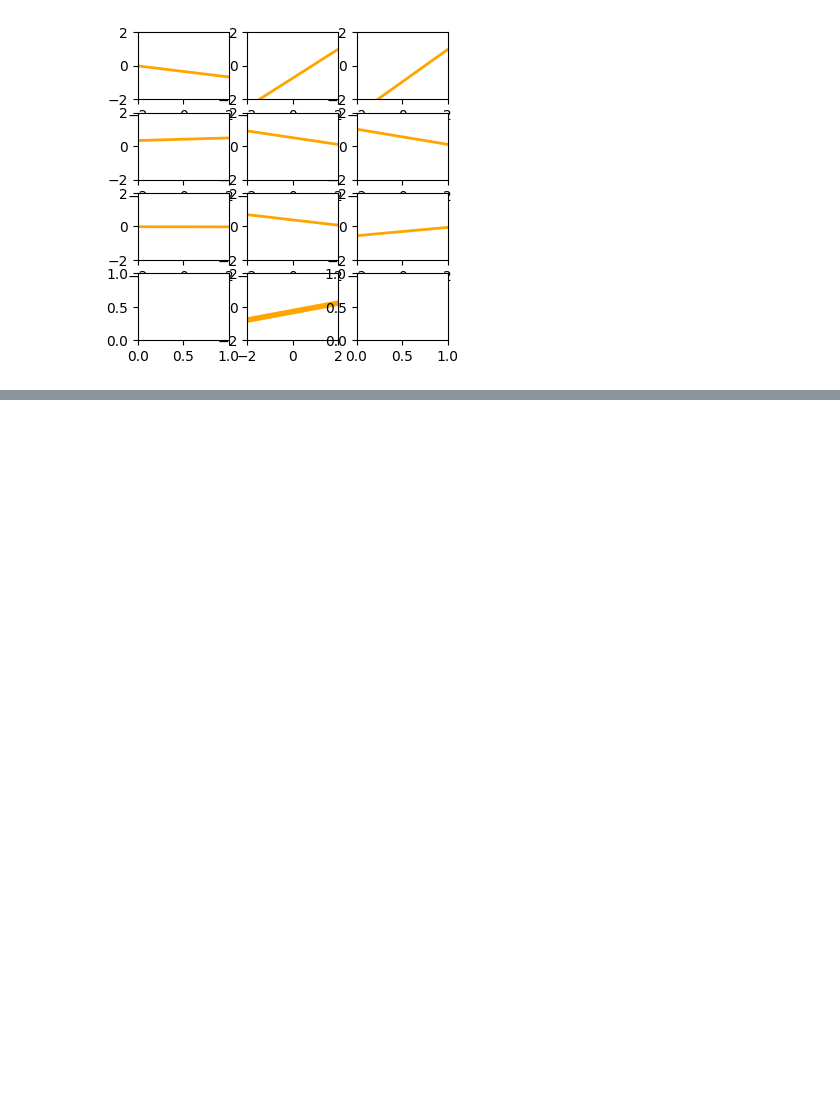
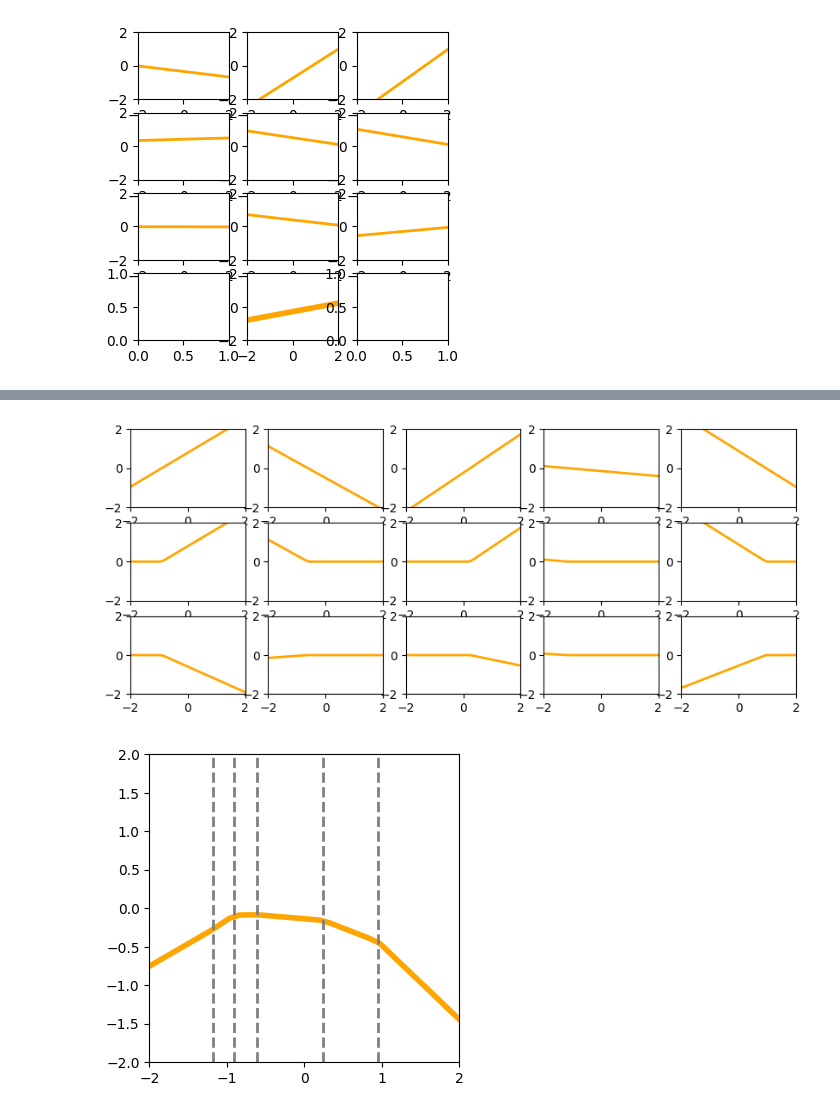
Before and after one commit to darkeclipz/nn, a Jupyter notebook: problems/3-shallow-neural-networks.ipynb, the cells around one changed output, grey strips where cells are left out. Saved outputs shown, nothing was run; the diff lists cells and outputs as text; code cells hidden in the pictures; blank space fills up the shorter version.

```diff
--- a/problems/3-shallow-neural-networks.ipynb
+++ b/problems/3-shallow-neural-networks.ipynb
@@ -74,0 +89,46 @@ For each of the four linear regions in figure 3.3j, indicate which hidden units
+# %%
+variables = 5
+phi = np.random.random(variables) * 2 - 1
+theta0 = np.random.random(variables) * 2 - 1
+theta1 = np.random.random(variables) * 2 - 1
+
+phi0 = 1
+relu = lambda x: x if x > 0.0 else 0.0
+vrelu = np.vectorize(relu)
+sigmoid = lambda x: 1 / (1 + np.exp(-x))
+vsigmoid = np.vectorize(sigmoid)
+# activation_func = np.vectorize(math.erf)
+activation_func = vrelu
+size = 2
+samples = 32
+
+fig, axs = plt.subplots(3, variables, figsize=(2 * variables, 4))
+for i in range(variables):
+    X = np.linspace(-size, size, samples)
+    Y = X * theta1[i] + theta0[i]
+    axs[0, i].plot(X, Y, lw=2, c="orange")
+    axs[0, i].set_xlim([-size, size])
+    axs[0, i].set_ylim([-size, size])
+    Y = activation_func(Y)
+    axs[1, i].plot(X, Y, lw=2, c="orange")
+    axs[1, i].set_xlim([-size, size])
+    axs[1, i].set_ylim([-size, size])
+    Y = phi[i] * Y
+    axs[2, i].plot(X, Y, lw=2, c="orange")
+    axs[2, i].set_xlim([-size, size])
+    axs[2, i].set_ylim([-size, size])
+
+
+f = np.vectorize(lambda x: np.dot(phi, activation_func(x * theta1 + theta0)) + phi0)
+Y = f(X)
+plt.figure(figsize=(4, 4))
+plt.xlim(-size, size)
+plt.ylim(-size, size)
+plt.plot(X, Y, lw=4, c='orange');
+
+for i in range(theta0.shape[0]):
+    joint_x = -theta0[i] / theta1[i]
+    plt.axvline(joint_x, lw=2, c="gray", ls="dashed")
+# %% [output]
+[figure, added]
+[figure, added]
```
Also changed, not shown: parts of 4 cells of this notebook, 1 other file.
